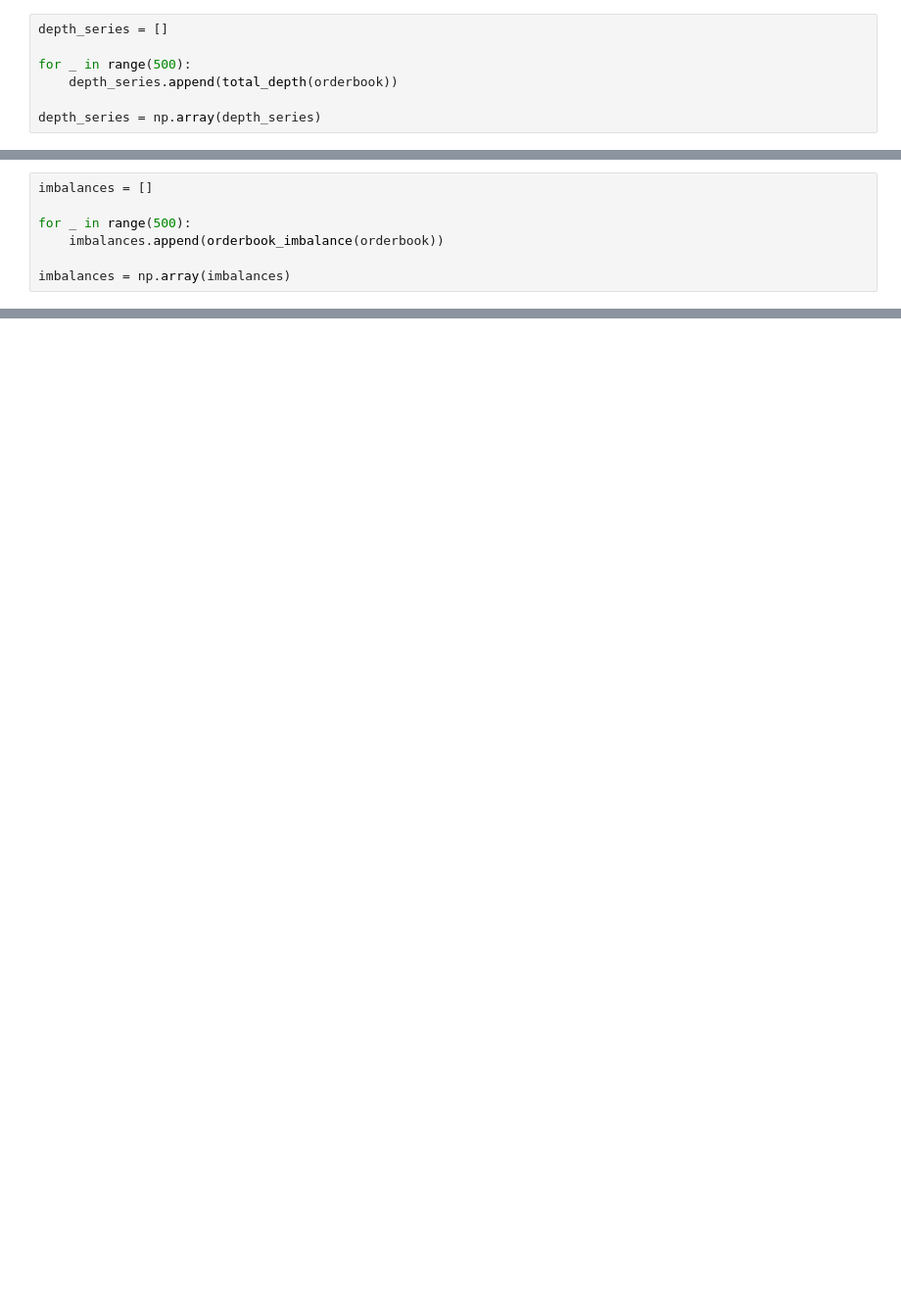
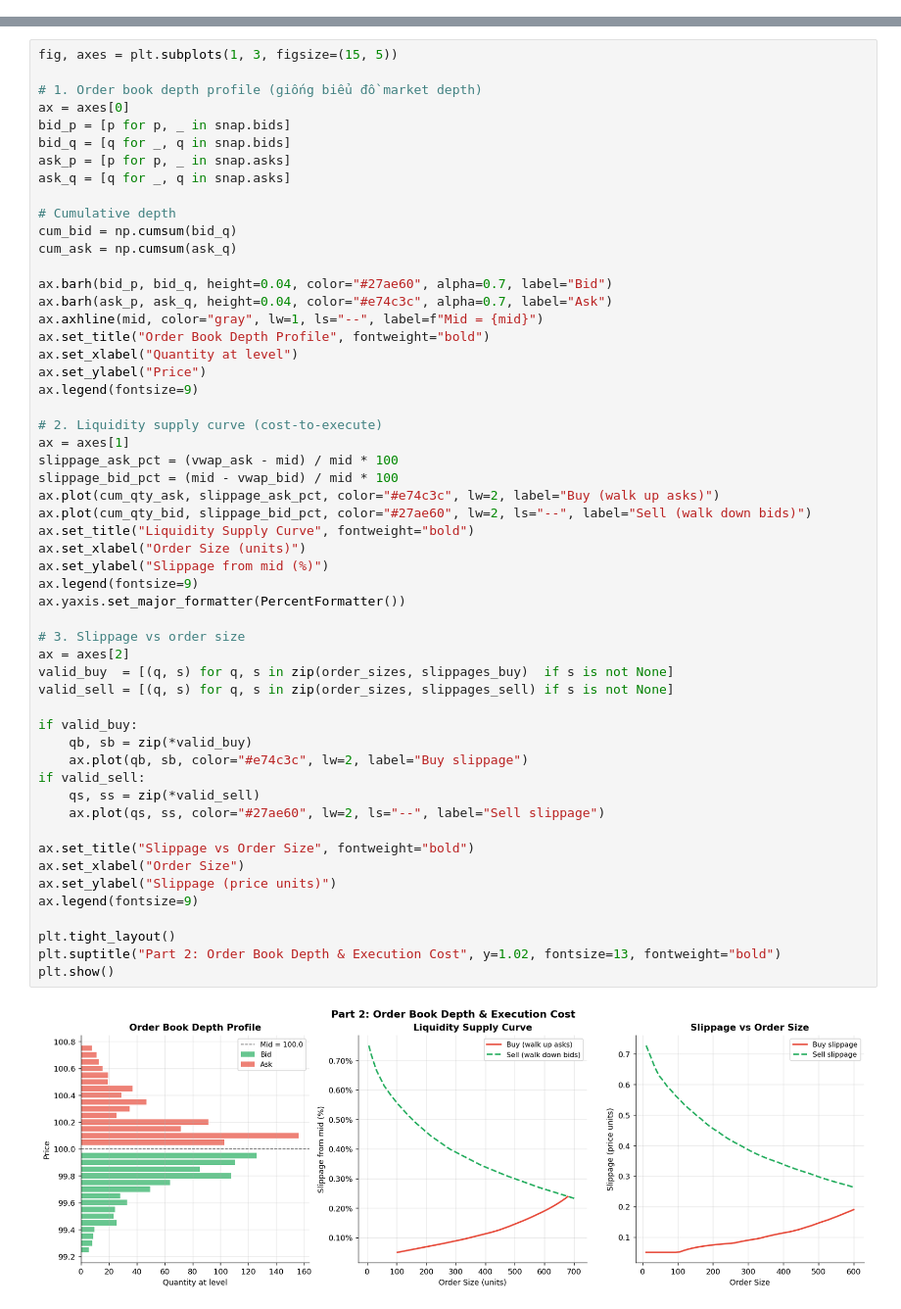
Before and after one commit to thisYui/Market-Reality-and-Dynamics, a Jupyter notebook: notebooks/01_market_structure/02_liquidity_and_depth.ipynb, the cells around one changed output, grey strips where cells are left out. Shown at 98% size. Cells and saved outputs as stored; diff of their text form; blank space fills up the shorter version.

Commit message:
market struture/ order flow updating 1 markdown

```diff
--- a/notebooks/01_market_structure/02_liquidity_and_depth.ipynb
+++ b/notebooks/01_market_structure/02_liquidity_and_depth.ipynb
@@ -191,7 +0,0 @@ Depth càng lớn thì:
-# %%
-depth_series = []
-
-for _ in range(500):
-    depth_series.append(total_depth(orderbook))
-
-depth_series = np.array(depth_series)
@@ -224,7 +0,0 @@ Nếu:
-# %%
-imbalances = []
-
-for _ in range(500):
-    imbalances.append(orderbook_imbalance(orderbook))
-
-imbalances = np.array(imbalances)
@@ -410,0 +253,56 @@ plt.show()
+# %%
+fig, axes = plt.subplots(1, 3, figsize=(15, 5))
+
+# 1. Order book depth profile (giống biểu đồ market depth)
+ax = axes[0]
+bid_p = [p for p, _ in snap.bids]
+bid_q = [q for _, q in snap.bids]
+ask_p = [p for p, _ in snap.asks]
+ask_q = [q for _, q in snap.asks]
+
+# Cumulative depth
+cum_bid = np.cumsum(bid_q)
+cum_ask = np.cumsum(ask_q)
+
+ax.barh(bid_p, bid_q, height=0.04, color="#27ae60", alpha=0.7, label="Bid")
+ax.barh(ask_p, ask_q, height=0.04, color="#e74c3c", alpha=0.7, label="Ask")
+ax.axhline(mid, color="gray", lw=1, ls="--", label=f"Mid = {mid}")
+ax.set_title("Order Book Depth Profile", fontweight="bold")
+ax.set_xlabel("Quantity at level")
+ax.set_ylabel("Price")
+ax.legend(fontsize=9)
+
+# 2. Liquidity supply curve (cost-to-execute)
+ax = axes[1]
+slippage_ask_pct = (vwap_ask - mid) / mid * 100
+slippage_bid_pct = (mid - vwap_bid) / mid * 100
+ax.plot(cum_qty_ask, slippage_ask_pct, color="#e74c3c", lw=2, label="Buy (walk up asks)")
+ax.plot(cum_qty_bid, slippage_bid_pct, color="#27ae60", lw=2, ls="--", label="Sell (walk down bids)")
+ax.set_title("Liquidity Supply Curve", fontweight="bold")
+ax.set_xlabel("Order Size (units)")
+ax.set_ylabel("Slippage from mid (%)")
+ax.legend(fontsize=9)
+ax.yaxis.set_major_formatter(PercentFormatter())
+
+# 3. Slippage vs order size
+ax = axes[2]
+valid_buy  = [(q, s) for q, s in zip(order_sizes, slippages_buy)  if s is not None]
+valid_sell = [(q, s) for q, s in zip(order_sizes, slippages_sell) if s is not None]
+
+if valid_buy:
+    qb, sb = zip(*valid_buy)
+    ax.plot(qb, sb, color="#e74c3c", lw=2, label="Buy slippage")
+if valid_sell:
+    qs, ss = zip(*valid_sell)
+    ax.plot(qs, ss, color="#27ae60", lw=2, ls="--", label="Sell slippage")
+
+ax.set_title("Slippage vs Order Size", fontweight="bold")
+ax.set_xlabel("Order Size")
+ax.set_ylabel("Slippage (price units)")
+ax.legend(fontsize=9)
+
+plt.tight_layout()
+plt.suptitle("Part 2: Order Book Depth & Execution Cost", y=1.02, fontsize=13, fontweight="bold")
+plt.show()
+# %% [output]
+[figure, added]
```
Also changed, not shown: parts of 51 cells of this notebook, 3 other files.
